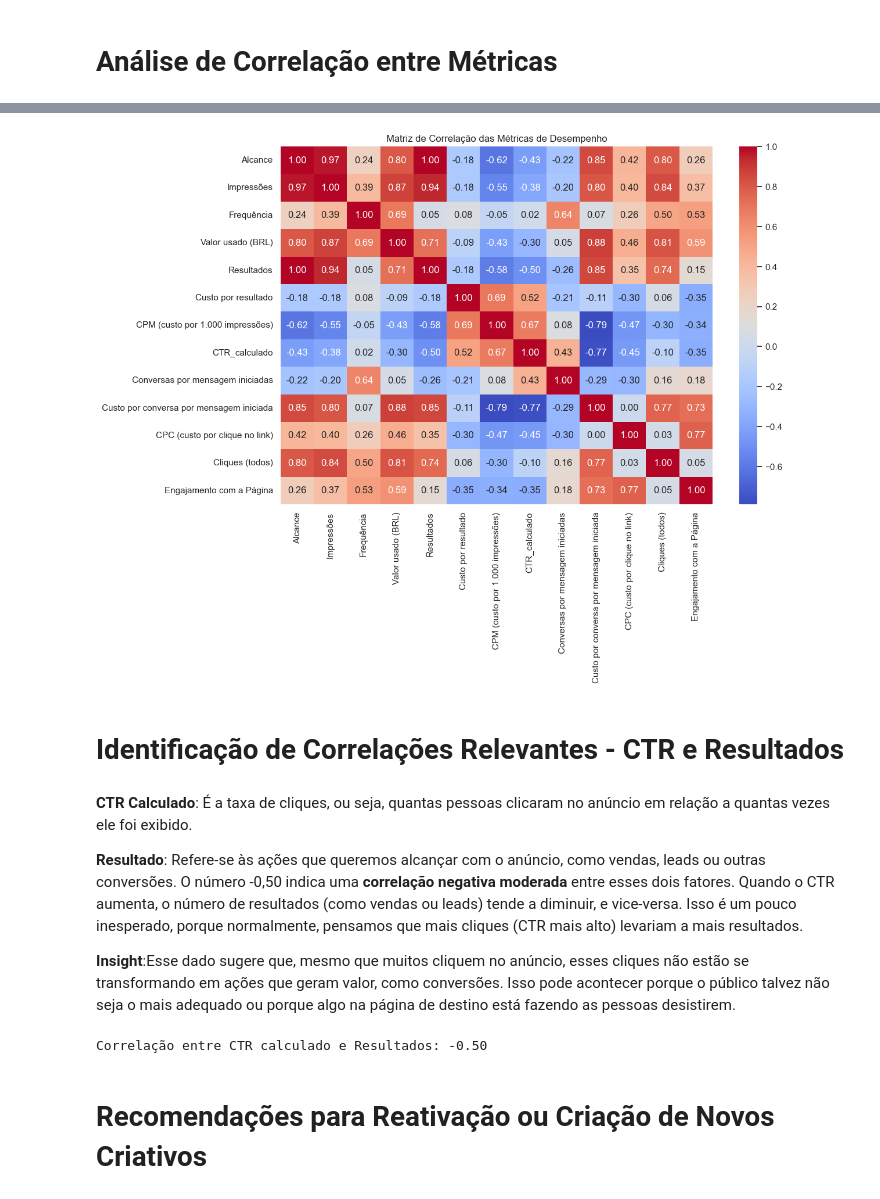
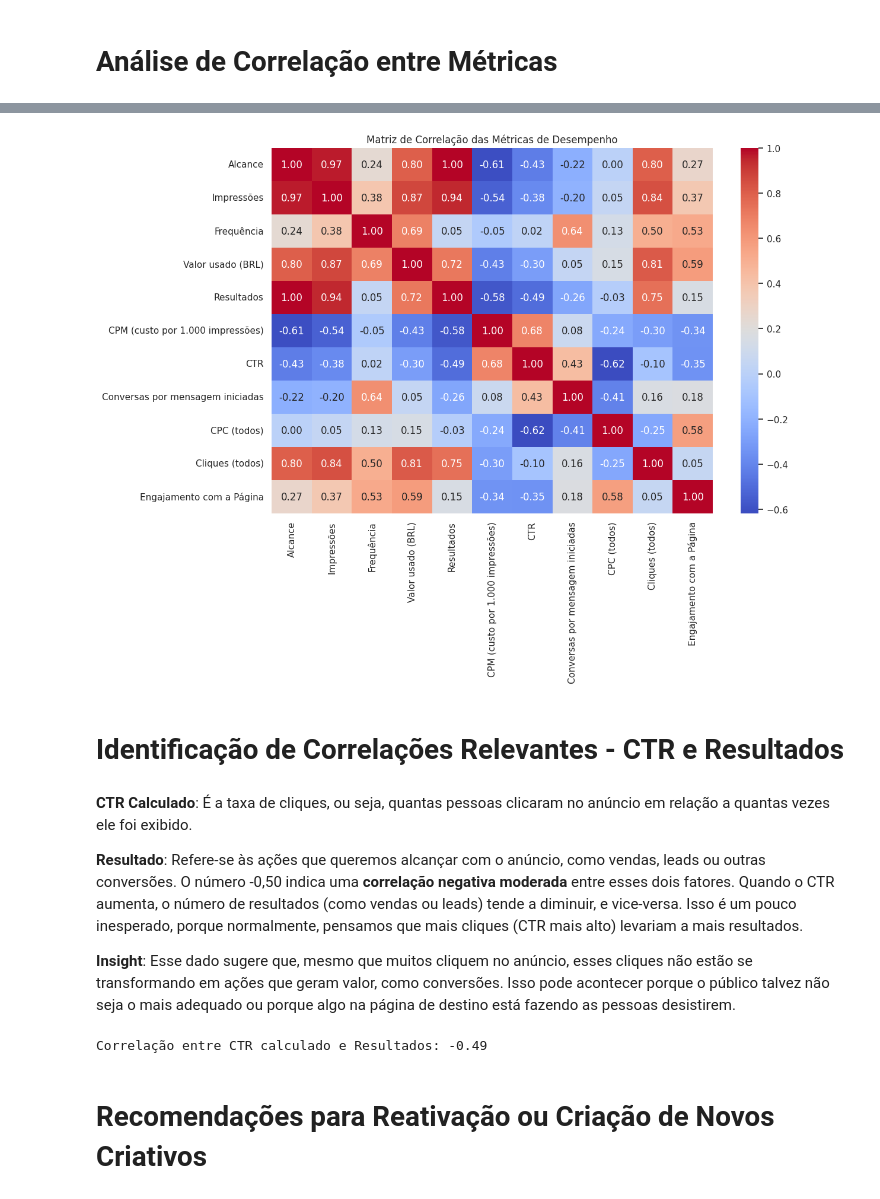
Before and after one commit to claraferreirabatista/analise_de_campanha, a Jupyter notebook: Miro Cozinha e Vinho/Janeiro até atualmente/analise_exploratoria_desde_janeiro.ipynb, the cells around one changed output, grey strips where cells are left out. Saved outputs shown, nothing was run; the diff lists cells and outputs as text; code cells hidden in the pictures.

```diff
--- a/Miro Cozinha e Vinho/Janeiro até atualmente/analise_exploratoria_desde_janeiro.ipynb
+++ b/Miro Cozinha e Vinho/Janeiro até atualmente/analise_exploratoria_desde_janeiro.ipynb
@@ -62,7 +26,9 @@ for coluna in colunas_moeda:
-# %%
-# Lista de colunas de data a serem convertidas
-colunas_data = ["Início dos relatórios", "Término dos relatórios", "Data de criação"]
-
-# Conversão para datetime
-for coluna in colunas_data:
-    df[coluna] = pd.to_datetime(df[coluna], errors="coerce", dayfirst=True)
+# %%
+# Cálculo manual do CPC (todos)
+df["CPC (todos)"] = df["Valor usado (BRL)"] / df["Cliques (todos)"]
+
+# Exibindo os resultados em uma tabela organizada com valores arredondados
+print("\nPrimeiras linhas de valores calculados de CPC (todos):")
+display(
+    df[["Nome do anúncio", "Valor usado (BRL)", "Cliques (todos)", "CPC (todos)"]].round(2)
+)
@@ -68,0 +54,10 @@ for coluna in colunas_data:
+# %%
+# Cálculo manual da CTR (Click-Through Rate)
+df["CTR"] = (df["Cliques (todos)"] / df["Impressões"]) * 100
+
+# Exibindo os resultados em uma tabela organizada com valores arredondados
+print("\n Primeiras linhas de valores calculados de CTR:")
+display(
+    df[["Nome do anúncio", "Cliques (todos)", "Impressões", "CTR"]]
+    .round(2)
+)
@@ -248,10 +273,0 @@ Análise concluída.
-# %%
-# Cálculo manual da CTR (Click-Through Rate)
-df["CTR_calculado"] = (df["Cliques (todos)"] / df["Impressões"]) * 100
-
-# Exibindo os resultados em uma tabela organizada com valores arredondados
-print("\n Primeiras linhas de valores calculados de CTR:")
-display(
-    df[["Nome do anúncio", "Cliques (todos)", "Impressões", "CTR_calculado"]]
-    .round(2)
-)
@@ -384,33 +448,31 @@ Esses pontos destacam oportunidades para ajustar a estratégia de anúncios, foc
 # %%
 # Definindo as métricas principais para a análise
 metricas_principais = [
     "Alcance",
     "Impressões",
     "Frequência",
     "Valor usado (BRL)",
     "Resultados",
-    "Custo por resultado",
     "CPM (custo por 1.000 impressões)",
-    "CTR_calculado",
+    "CTR",
     "Conversas por mensagem iniciadas",
-    "Custo por conversa por mensagem iniciada",
-    "CPC (custo por clique no link)",
+    "CPC (todos)",
     "Cliques (todos)",
     "Engajamento com a Página",
 ]
 
 # Preparação dos dados para a matriz de correlação: conversão para numérico
 for coluna in metricas_principais:
     df[coluna] = pd.to_numeric(df[coluna], errors="coerce")
 
 # Cálculo da matriz de correlação e visualização
 correlacao = df[metricas_principais].corr()
 plt.figure(figsize=(12, 8))
 sns.heatmap(correlacao, annot=True, cmap="coolwarm", fmt=".2f")
 plt.title("Matriz de Correlação das Métricas de Desempenho")
 plt.show()
 # %% [output]
-[figure, old version]
+[figure, new version]
 # %% [markdown]
 # Identificação de Correlações Relevantes - CTR e Resultados
 # %% [markdown]
@@ -419,15 +481,15 @@ plt.show()
 **Resultado**: Refere-se às ações que queremos alcançar com o anúncio, como vendas, leads ou outras conversões. O número -0,50 indica uma **correlação negativa moderada** entre esses dois fatores. Quando o CTR aumenta, o número de resultados (como vendas ou leads) tende a diminuir, e vice-versa. Isso é um pouco inesperado, porque normalmente, pensamos que mais cliques (CTR mais alto) levariam a mais resultados.
 
 
-**Insight**:Esse dado sugere que, mesmo que muitos cliquem no anúncio, esses cliques não estão se transformando em ações que geram valor, como conversões. Isso pode acontecer porque o público talvez não seja o mais adequado ou porque algo na página de destino está fazendo as pessoas desistirem.
+**Insight**: Esse dado sugere que, mesmo que muitos cliquem no anúncio, esses cliques não estão se transformando em ações que geram valor, como conversões. Isso pode acontecer porque o público talvez não seja o mais adequado ou porque algo na página de destino está fazendo as pessoas desistirem.
 # %%
 # Remover linhas com valores ausentes em 'CTR_calculado' ou 'Resultados'
-df_corr = df[["CTR_calculado", "Resultados"]].dropna()
+df_corr = df[["CTR", "Resultados"]].dropna()
 
 # Exemplo de correlação específica entre CTR calculado e Resultados
-correlacao_ctr_resultados, _ = pearsonr(df_corr["CTR_calculado"], df_corr["Resultados"])
+correlacao_ctr_resultados, _ = pearsonr(df_corr["CTR"], df_corr["Resultados"])
 print(f"Correlação entre CTR calculado e Resultados: {correlacao_ctr_resultados:.2f}")
 # %% [output]
-Correlação entre CTR calculado e Resultados: -0.50
+Correlação entre CTR calculado e Resultados: -0.49
 # %% [markdown]
 # Recomendações para Reativação ou Criação de Novos Criativos
```
Also changed, not shown: parts of 25 cells of this notebook, 7 other files.
